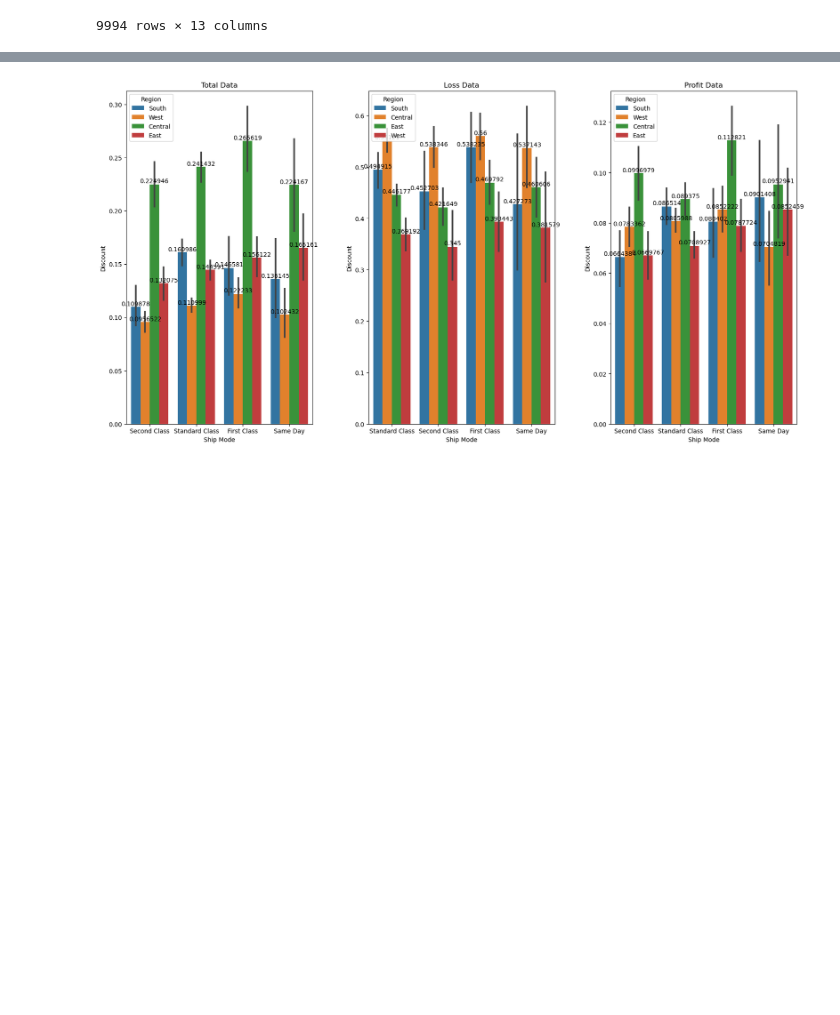
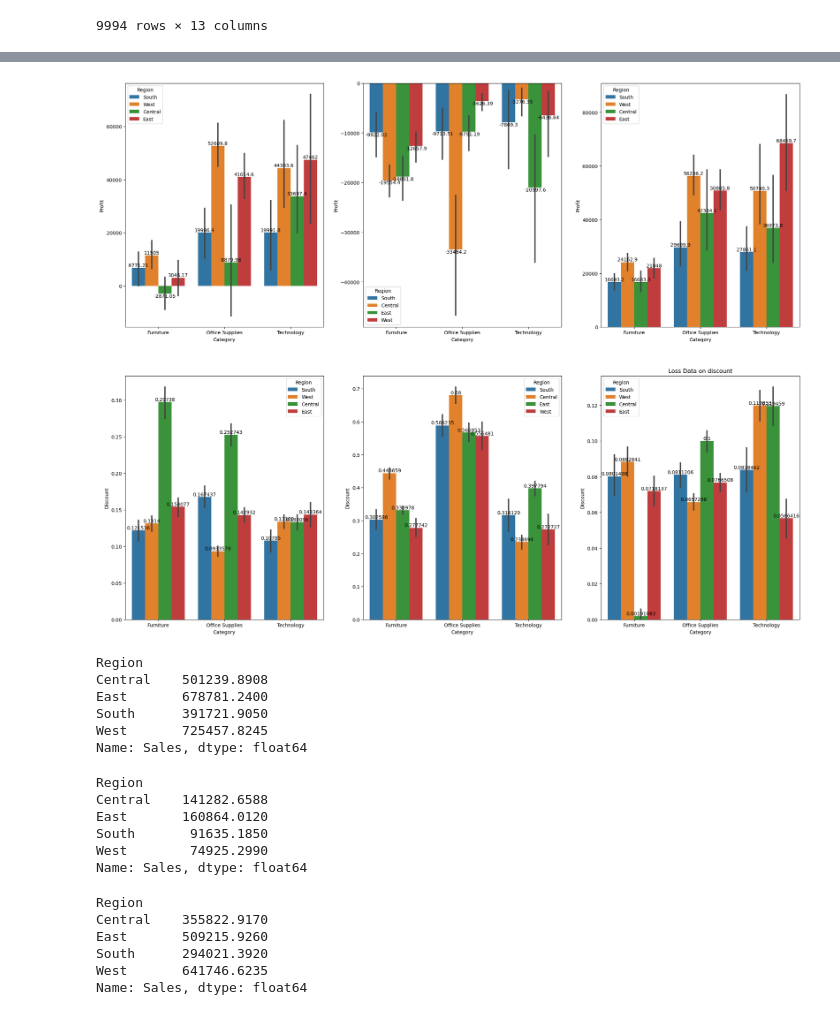
Before and after one commit to gokulrajar15/Data-visualization-python-library, a Jupyter notebook: Superstore project.ipynb, the cells around one changed output, grey strips where cells are left out. Cells and saved outputs as stored; diff of their text form; code cells hidden in the pictures; blank space fills up the shorter version.

```diff
--- a/Superstore project.ipynb
+++ b/Superstore project.ipynb
@@ -324,20 +337,63 @@ for i in z.containers:
+# %%
+fig, axes = plt.subplots(2,3,figsize=(25, 20))
+plt.title("Total Data on Profit")
+x = sns.barplot(data=d, x='Category', y = 'Profit',hue = "Region", estimator = np.sum, ax=axes[0,0])
+for i in x.containers:
+    x.bar_label(i,)
+
+plt.title("Loss Data on profit")
+y = sns.barplot(data=loss, x='Category', y = 'Profit',hue = "Region", estimator = np.sum,ax=axes[0,1])
+for i in y.containers:
+    y.bar_label(i,)
+
+plt.title("Profit Data on profit")
+z = sns.barplot(data=profit, x='Category', y = 'Profit',hue = "Region", estimator = np.sum,ax=axes[0,2])
+for i in z.containers:
+    z.bar_label(i,)
+
+
+plt.title("Total Data on discount")
+x = sns.barplot(data=d, x='Category', y = 'Discount',hue = "Region", estimator = np.mean,ax=axes[1,0])
+for i in x.containers:
+    x.bar_label(i,)
+
+y = sns.barplot(data=loss, x='Category', y = 'Discount',hue = "Region", estimator = np.mean,ax=axes[1,1])
+plt.title("Loss Data on discount")
+for i in y.containers:
+    y.bar_label(i,)
+
+z = sns.barplot(data=profit, x='Category', y = 'Discount',hue = "Region", estimator = np.mean,ax=axes[1,2])
+for i in z.containers:
+    z.bar_label(i,)
+# %% [output]
+[figure, added]
 # %%
-plt.figure(figsize = (20,10))
-plt.subplots_adjust(wspace=0.3)
-plt.subplot(1,3,1)
-plt.title("Total Data")
-x = sns.barplot(data=d, x='Ship Mode', y = 'Discount',hue = "Region", estimator = np.mean)
-for i in x.containers:
-    x.bar_label(i,)
-plt.subplot(1,3,2)
-plt.title("Loss Data")
-y = sns.barplot(data=loss, x='Ship Mode', y = 'Discount',hue = "Region", estimator = np.mean)
-for i in y.containers:
-    y.bar_label(i,)
-plt.subplot(1,3,3)
-plt.title("Profit Data")
-z = sns.barplot(data=profit, x='Ship Mode', y = 'Discount',hue = "Region", estimator = np.mean)
-for i in z.containers:
-    z.bar_label(i,)
+sales_by_region = d.groupby('Region')['Sales'].sum()
+print(sales_by_region)
 # %% [output]
-[figure, removed]
+Region
+Central    501239.8908
+East       678781.2400
+South      391721.9050
+West       725457.8245
+Name: Sales, dtype: float64
+# %%
+sales_by_region = loss.groupby('Region')['Sales'].sum()
+print(sales_by_region)
+# %% [output]
+Region
+Central    141282.6588
+East       160864.0120
+South       91635.1850
+West        74925.2990
+Name: Sales, dtype: float64
+# %%
+sales_by_region = profit.groupby('Region')['Sales'].sum()
+print(sales_by_region)
+# %% [output]
+Region
+Central    355822.9170
+East       509215.9260
+South      294021.3920
+West       641746.6235
+Name: Sales, dtype: float64
```
Also changed, not shown: parts of 2 cells of this notebook.
